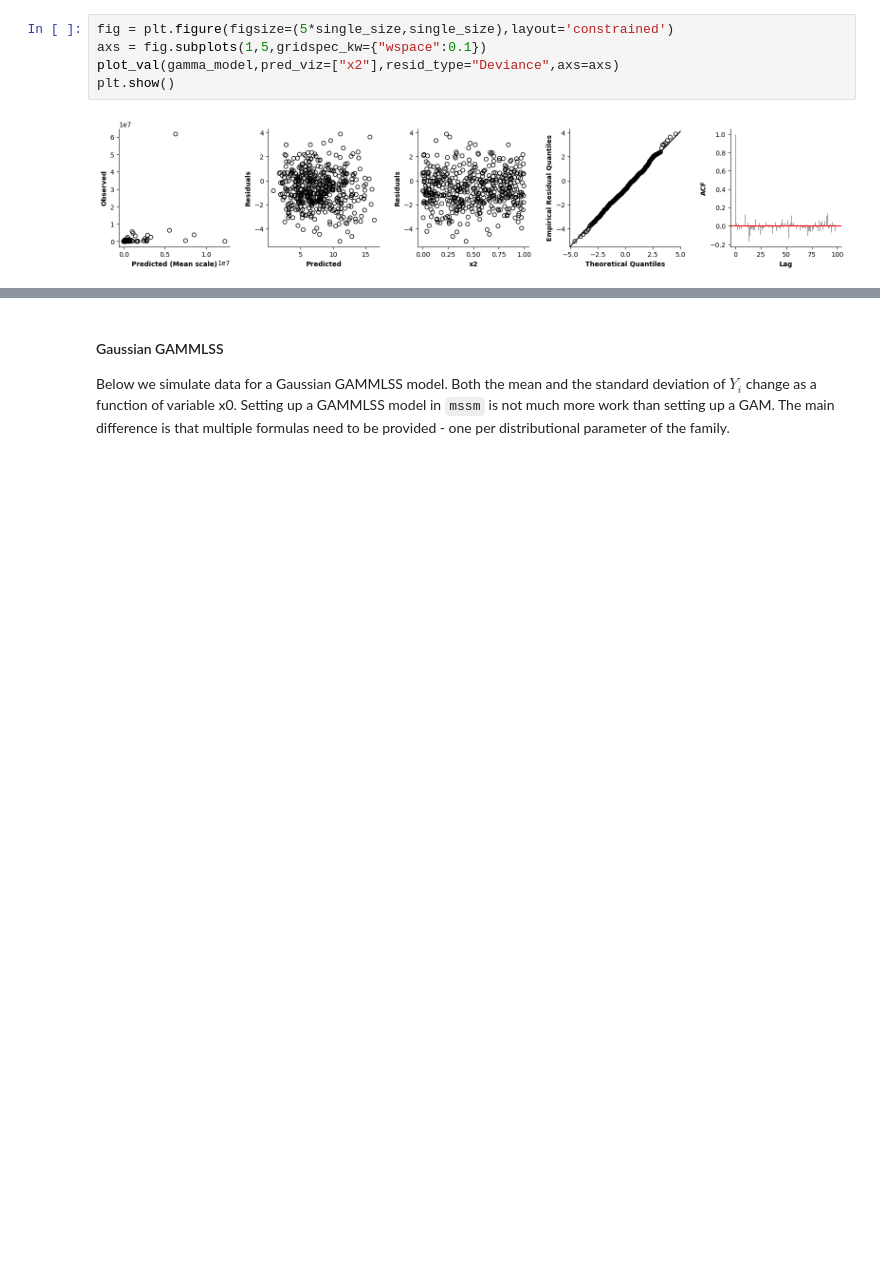
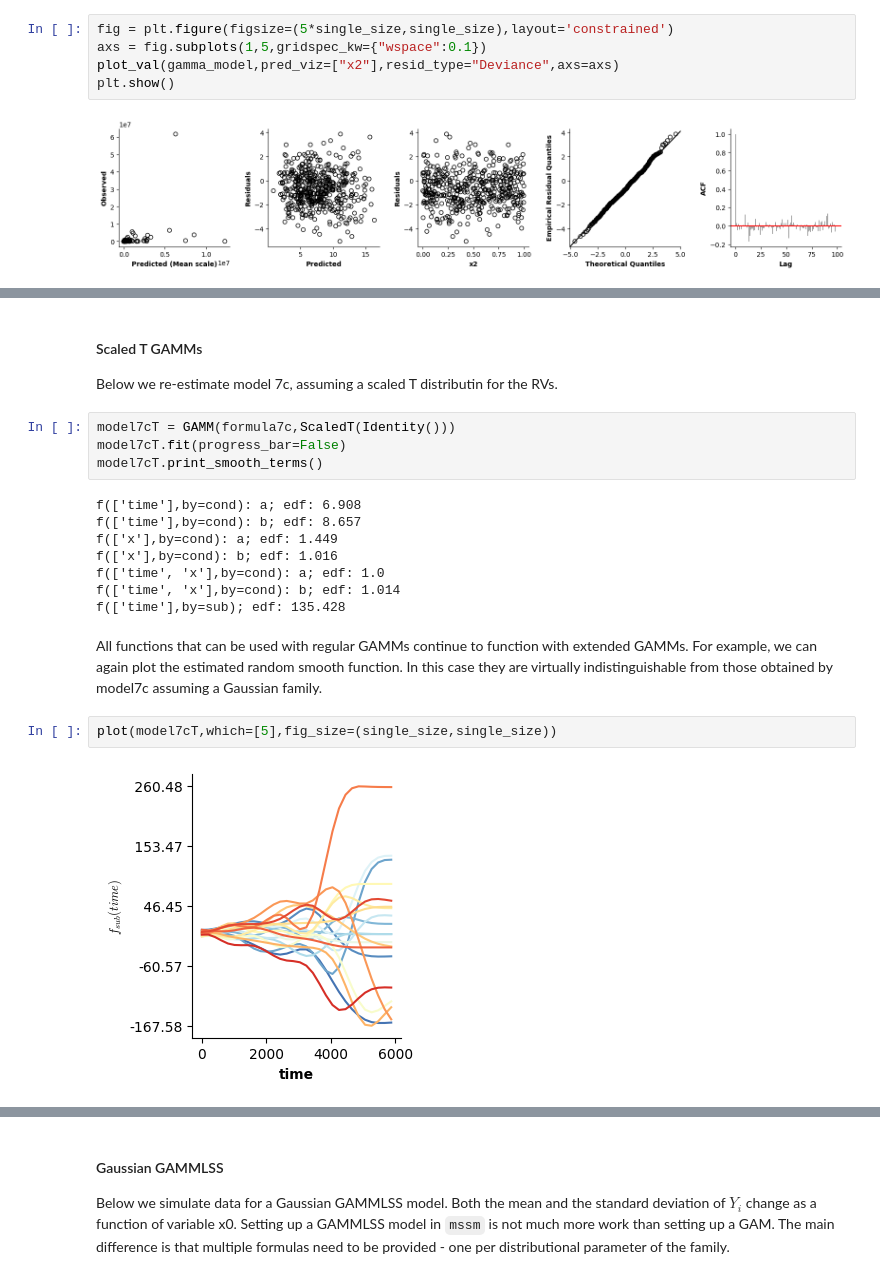
Before and after one commit to JoKra1/mssm, a Jupyter notebook: docs/tutorial.ipynb, the cells around one changed output, grey strips where cells are left out. Drawn from its saved outputs; the diff is of its cells as text; blank space fills up the shorter version.

Commit message:
Documentation updates and tutorial additions for extended families

```diff
--- a/docs/tutorial.ipynb
+++ b/docs/tutorial.ipynb
@@ -954,0 +962,22 @@ plt.show()
+# %% [markdown]
+#### Scaled T GAMMs
+
+Below we re-estimate model 7c, assuming a scaled T distributin for the RVs.
+# %%
+model7cT = GAMM(formula7c,ScaledT(Identity()))
+model7cT.fit(progress_bar=False)
+model7cT.print_smooth_terms()
+# %% [output]
+f(['time'],by=cond): a; edf: 6.908
+f(['time'],by=cond): b; edf: 8.657
+f(['x'],by=cond): a; edf: 1.449
+f(['x'],by=cond): b; edf: 1.016
+f(['time', 'x'],by=cond): a; edf: 1.0
+f(['time', 'x'],by=cond): b; edf: 1.014
+f(['time'],by=sub); edf: 135.428
+# %% [markdown]
+All functions that can be used with regular GAMMs continue to function with extended GAMMs. For example, we can again plot the estimated random smooth function. In this case they are virtually indistinguishable from those obtained by model7c assuming a Gaussian family.
+# %%
+plot(model7cT,which=[5],fig_size=(single_size,single_size))
+# %% [output]
+[figure, added]
```
Also changed, not shown: parts of 8 cells of this notebook, 2 other files.
